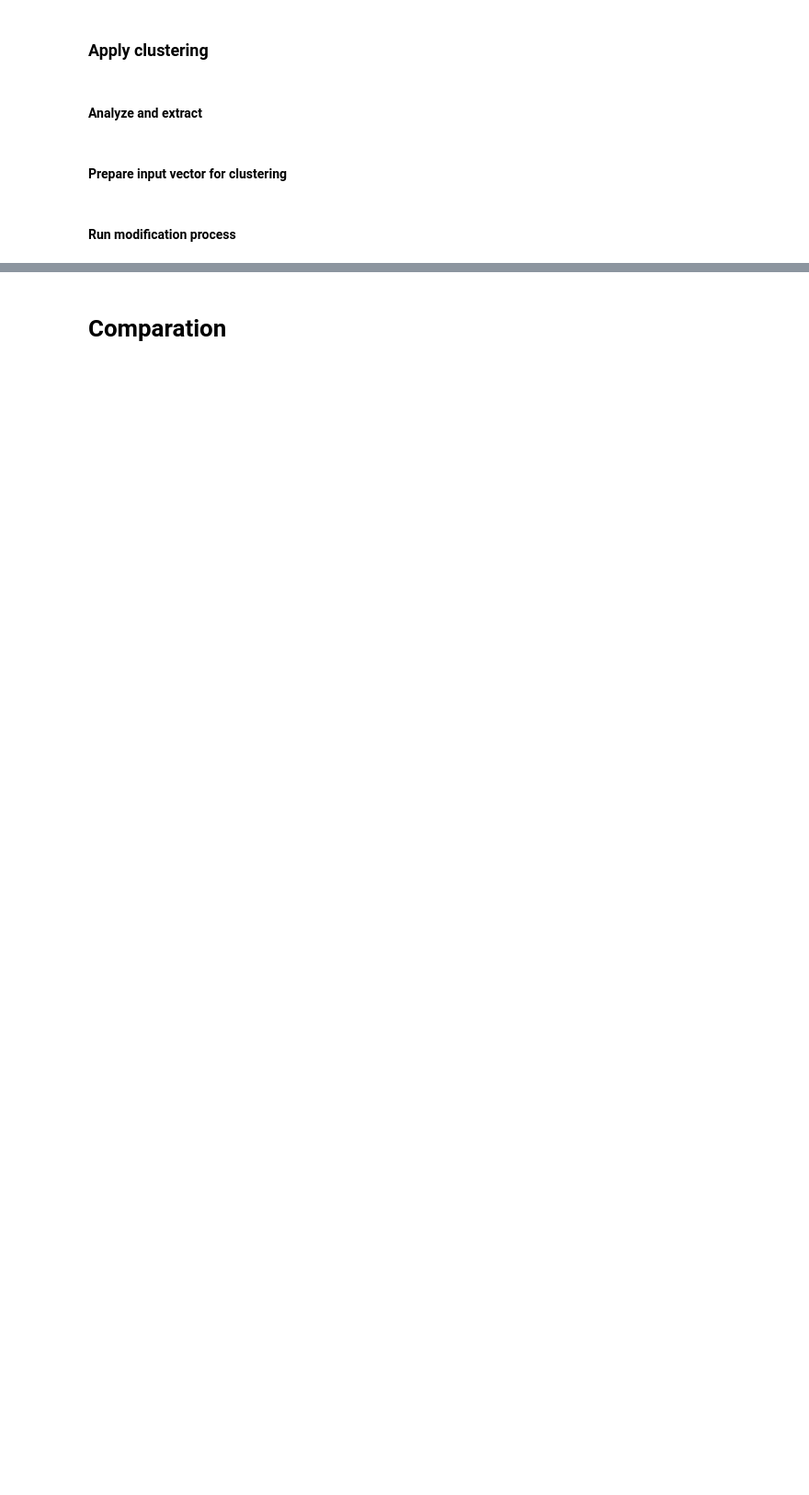
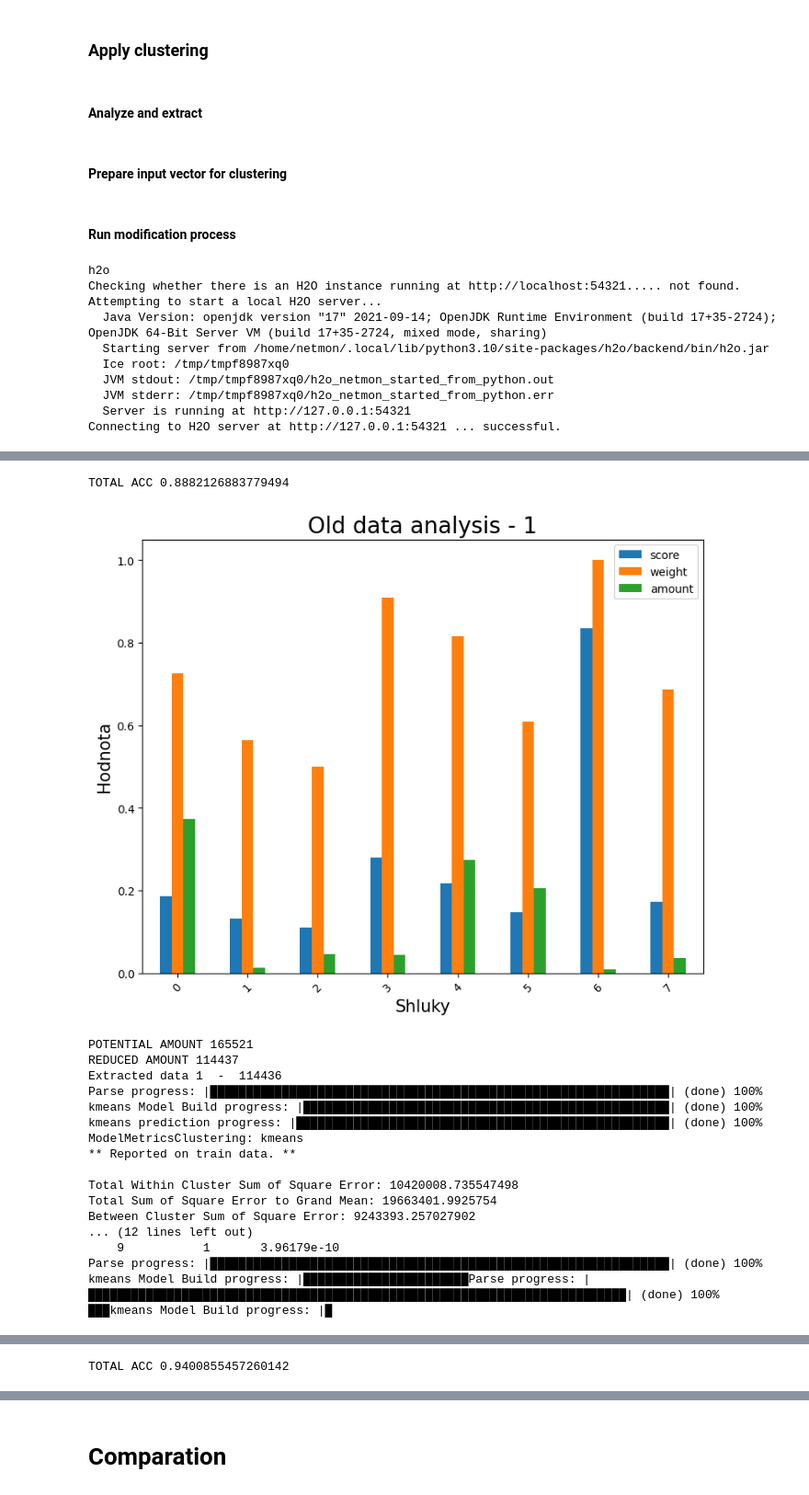
Before and after one commit to jirkaseta/dataset_cluster_analysis, a Jupyter notebook: cluster_report_numpy.ipynb, the cells around one changed output, grey strips where cells are left out. Shown at 92% size. Saved outputs shown, nothing was run; the diff lists cells and outputs as text; code cells hidden in the pictures; blank space fills up the shorter version.

```diff
--- a/cluster_report_numpy.ipynb
+++ b/cluster_report_numpy.ipynb
@@ -1107,15 +1096,16 @@ def get_params(red=1):
 #### Run modification process
 # %%
 # Choose modification and K estimation method
-for alg in ['kmeans','h2o']:#,"h2o"]:#h2o,aglomerative
+for alg in ['h2o']:#kmeans
     print(alg)
     if alg== 'h2o':
         k_methods=['default']
+        h2o.init()
     else:
         k_methods=['calinski_harabasz','bouldin','PRE','elbow']#,'calinski_harabasz','silhouette','elbow','bouldin','PRE']:
     for metric in k_methods:
         print(metric)
-        for red in [0.85]:#[0.8,0.7,0.6,0.5,0.4]:#0.3,0.2,0.1,0.05
+        for red in [0.7]:#[0.8,0.7,0.6,0.5,0.4]:#0.3,0.2,0.1,0.05
 
             input_vector,jobs,reduction=get_params(red)
             %time results=Parallel(n_jobs=jobs,backend="multiprocessing")([delayed(modification_one)(label=i[0],data=i[1],clf=i[2],undersample=i[3],metric=metric,alg=alg,desc=i[4]) for i in input_vector])
@@ -1127,7 +1117,18 @@ for alg in ['kmeans','h2o']:#,"h2o"]:#h2o,aglomerative
             tmp=old_data.prepare_model_result(clustered_result,text+" "+str(reduction),use_case,alg+'_'+metric)
             framework_result=pd.concat([framework_result,tmp])
 
-            #old_data.save_new("./xsetin00/"+use_case+"/new_data_"+alg+"_"+metric+"_"+str(reduction)+".csv")
+            #old_data.save_new(output_directory+use_case+"_new_data_"+alg+"_"+metric+"_"+str(reduction)+".csv")
 
-            if alg == 'h2o':
-                h2o.cluster().shutdown()
+    if alg == 'h2o':
+        h2o.cluster().shutdown()
+# %% [output]
+h2o
+Checking whether there is an H2O instance running at http://localhost:54321..... not found.
+Attempting to start a local H2O server...
+  Java Version: openjdk version "17" 2021-09-14; OpenJDK Runtime Environment (build 17+35-2724); OpenJDK 64-Bit Server VM (build 17+35-2724, mixed mode, sharing)
+  Starting server from /home/netmon/.local/lib/python3.10/site-packages/h2o/backend/bin/h2o.jar
+  Ice root: /tmp/tmpf8987xq0
+  JVM stdout: /tmp/tmpf8987xq0/h2o_netmon_started_from_python.out
+  JVM stderr: /tmp/tmpf8987xq0/h2o_netmon_started_from_python.err
+  Server is running at http://127.0.0.1:54321
+Connecting to H2O server at http://127.0.0.1:54321 ... successful.
@@ -1133,0 +1167,19 @@ for alg in ['kmeans','h2o']:#,"h2o"]:#h2o,aglomerative
+TOTAL ACC 0.8882126883779494
+[figure, added]
+POTENTIAL AMOUNT 165521
+REDUCED AMOUNT 114437
+Extracted data 1  -  114436
+Parse progress: |████████████████████████████████████████████████████████████████| (done) 100%
+kmeans Model Build progress: |███████████████████████████████████████████████████| (done) 100%
+kmeans prediction progress: |████████████████████████████████████████████████████| (done) 100%
+ModelMetricsClustering: kmeans
+** Reported on train data. **
+
+Total Within Cluster Sum of Square Error: 10420008.735547498
+Total Sum of Square Error to Grand Mean: 19663401.9925754
+Between Cluster Sum of Square Error: 9243393.257027902
+... (12 lines left out)
+    9           1       3.96179e-10
+Parse progress: |████████████████████████████████████████████████████████████████| (done) 100%
+kmeans Model Build progress: |███████████████████████Parse progress: |███████████████████████████████████████████████████████████████████████████| (done) 100%
+███kmeans Model Build progress: |█
@@ -1133,0 +1204 @@ for alg in ['kmeans','h2o']:#,"h2o"]:#h2o,aglomerative
+TOTAL ACC 0.9400855457260142
```
Also changed, not shown: parts of 16 cells of this notebook.
